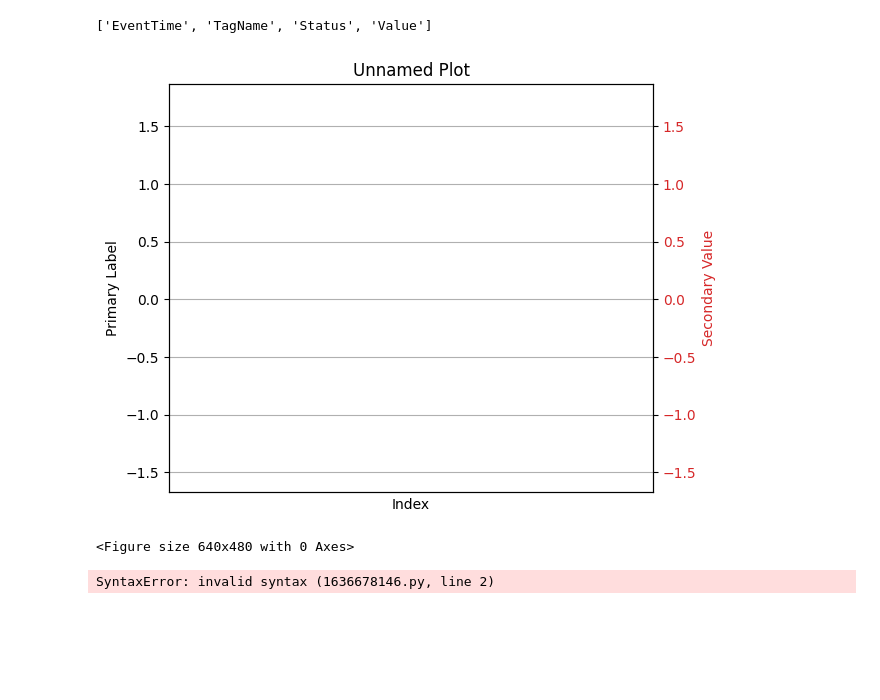
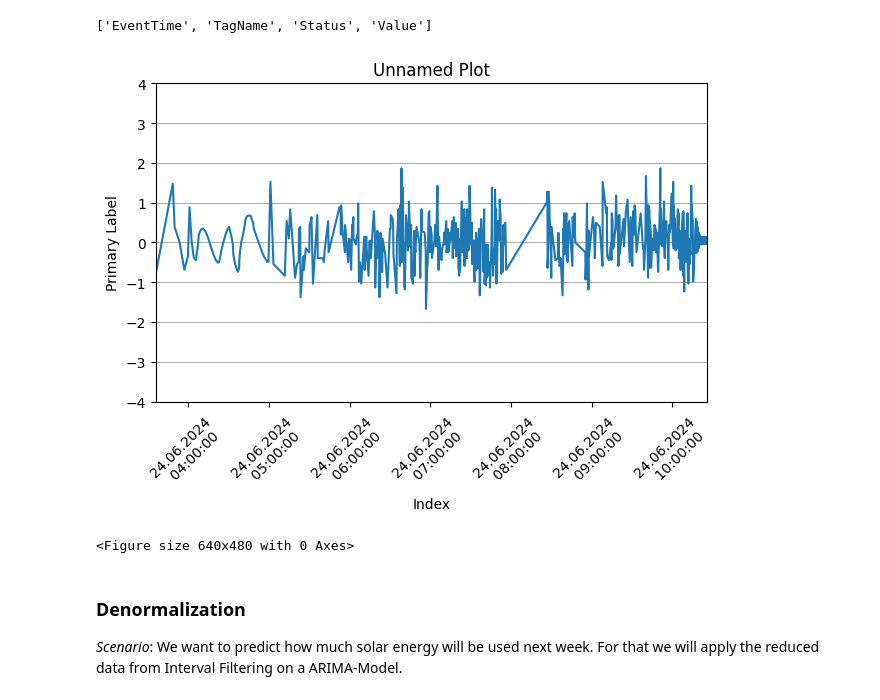
Before and after one commit to rtdip/core, a Jupyter notebook: notebook/pipeline_showcase.ipynb, the cells around one changed output. Saved outputs shown, nothing was run; the diff lists cells and outputs as text; code cells hidden in the pictures; blank space fills up the shorter version.

```diff
--- a/notebook/pipeline_showcase.ipynb
+++ b/notebook/pipeline_showcase.ipynb
@@ -219,19 +219,18 @@ print(df_4.schema.names)
 # %%
 # Reuse Output Dataframe from Interval Filtering, since that reduces amount of points needed to a manageable amount
 df_5_a = ArimaPrediction(past_data=df_4, to_extend_name='SPRG10.2HF6V0:P0', number_of_data_points_to_analyze=100, number_of_data_points_to_predict=100,
-                             order=(2,0,0), trend='n').filter()
+                             order=(2,0,2), seasonal_order=(4,1,0,3), trend='n').filter()
 
 df_5_a_pd = df_5_a.toPandas()
 df_5_a_pd['Value'] = pd.to_numeric(df_5_a_pd['Value'])
 plot_start_time = pd.to_datetime('2024-06-24 10:30:00', format='%Y-%m-%d %X')
 plot_end_time = pd.to_datetime('2024-06-24 11:30:00', format='%Y-%m-%d %X')
-create_value_plot(value_df=df_4.toPandas(), secondary_value_df=df_5_a_pd, share_y_axis=True, xlim=(plot_start_time, plot_end_time))
+create_value_plot(value_df=df_5_a_pd, share_y_axis=True,
+                    ylim=(-4, 4))
 # %% [output]
-[figure, old version]
+[figure, new version]
 <Figure size 640x480 with 0 Axes>
-# %%
-### Denormalization
-*Scenario*:
-We want to predict how much solar energy will be used next week. For that we will apply the reduced data from Interval Filtering on a ARIMA-Model.
-# %% [output]
-SyntaxError: invalid syntax (1636678146.py, line 2)
+# %% [markdown]
+### Denormalization
+*Scenario*:
+We want to predict how much solar energy will be used next week. For that we will apply the reduced data from Interval Filtering on a ARIMA-Model.
```
Also changed, not shown: parts of 2 cells of this notebook.
